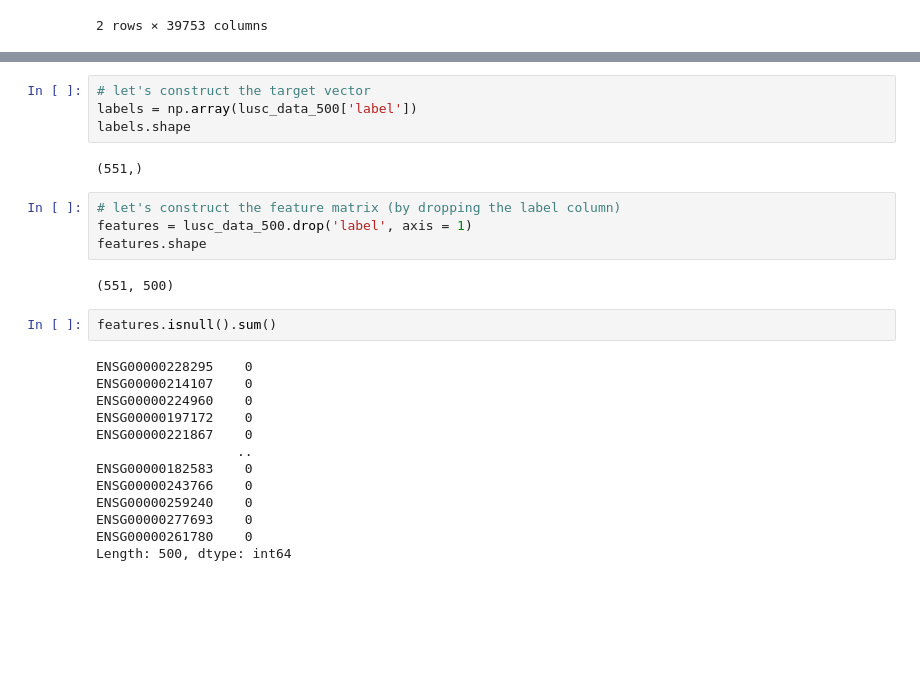
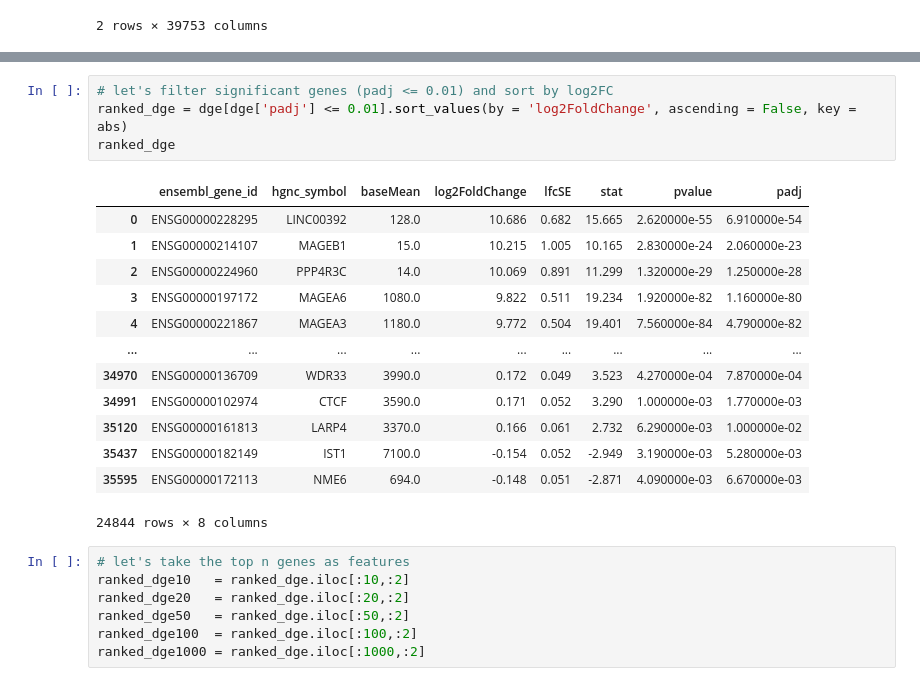
Before and after one commit to FirasSadiyah/TCGA_ML, a Jupyter notebook: 04_MachineLearning.ipynb, the cells around one changed output, grey strips where cells are left out. Saved outputs shown, nothing was run; the diff lists cells and outputs as text; blank space fills up the shorter version.

```diff
--- a/04_MachineLearning.ipynb
+++ b/04_MachineLearning.ipynb
@@ -71,27 +142,25 @@ lusc_data_500.shape
-# %%
-# let's construct the target vector
-labels = np.array(lusc_data_500['label'])
-labels.shape
-# %% [output]
-(551,)
-# %%
-# let's construct the feature matrix (by dropping the label column)
-features = lusc_data_500.drop('label', axis = 1)
-features.shape
-# %% [output]
-(551, 500)
-# %%
-features.isnull().sum()
-# %% [output]
-ENSG00000228295    0
-ENSG00000214107    0
-ENSG00000224960    0
-ENSG00000197172    0
-ENSG00000221867    0
-                  ..
-ENSG00000182583    0
-ENSG00000243766    0
-ENSG00000259240    0
-ENSG00000277693    0
-ENSG00000261780    0
-Length: 500, dtype: int64
+# %%
+# let's filter significant genes (padj <= 0.01) and sort by log2FC
+ranked_dge = dge[dge['padj'] <= 0.01].sort_values(by = 'log2FoldChange', ascending = False, key = abs)
+ranked_dge
+# %% [output]
+|  | ensembl_gene_id | hgnc_symbol | baseMean | log2FoldChange | lfcSE | stat | pvalue | padj |
+| 0 | ENSG00000228295 | LINC00392 | 128.0 | 10.686 | 0.682 | 15.665 | 2.620000e-55 | 6.910000e-54 |
+| 1 | ENSG00000214107 | MAGEB1 | 15.0 | 10.215 | 1.005 | 10.165 | 2.830000e-24 | 2.060000e-23 |
+| 2 | ENSG00000224960 | PPP4R3C | 14.0 | 10.069 | 0.891 | 11.299 | 1.320000e-29 | 1.250000e-28 |
+| 3 | ENSG00000197172 | MAGEA6 | 1080.0 | 9.822 | 0.511 | 19.234 | 1.920000e-82 | 1.160000e-80 |
+| 4 | ENSG00000221867 | MAGEA3 | 1180.0 | 9.772 | 0.504 | 19.401 | 7.560000e-84 | 4.790000e-82 |
+| ... | ... | ... | ... | ... | ... | ... | ... | ... |
+| 34970 | ENSG00000136709 | WDR33 | 3990.0 | 0.172 | 0.049 | 3.523 | 4.270000e-04 | 7.870000e-04 |
+| 34991 | ENSG00000102974 | CTCF | 3590.0 | 0.171 | 0.052 | 3.290 | 1.000000e-03 | 1.770000e-03 |
+| 35120 | ENSG00000161813 | LARP4 | 3370.0 | 0.166 | 0.061 | 2.732 | 6.290000e-03 | 1.000000e-02 |
+| 35437 | ENSG00000182149 | IST1 | 7100.0 | -0.154 | 0.052 | -2.949 | 3.190000e-03 | 5.280000e-03 |
+| 35595 | ENSG00000172113 | NME6 | 694.0 | -0.148 | 0.051 | -2.871 | 4.090000e-03 | 6.670000e-03 |
+24844 rows × 8 columns
+# %%
+# let's take the top n genes as features
+ranked_dge10   = ranked_dge.iloc[:10,:2]
+ranked_dge20   = ranked_dge.iloc[:20,:2]
+ranked_dge50   = ranked_dge.iloc[:50,:2]
+ranked_dge100  = ranked_dge.iloc[:100,:2]
+ranked_dge1000 = ranked_dge.iloc[:1000,:2]
```
Also changed, not shown: parts of 25 cells of this notebook.
